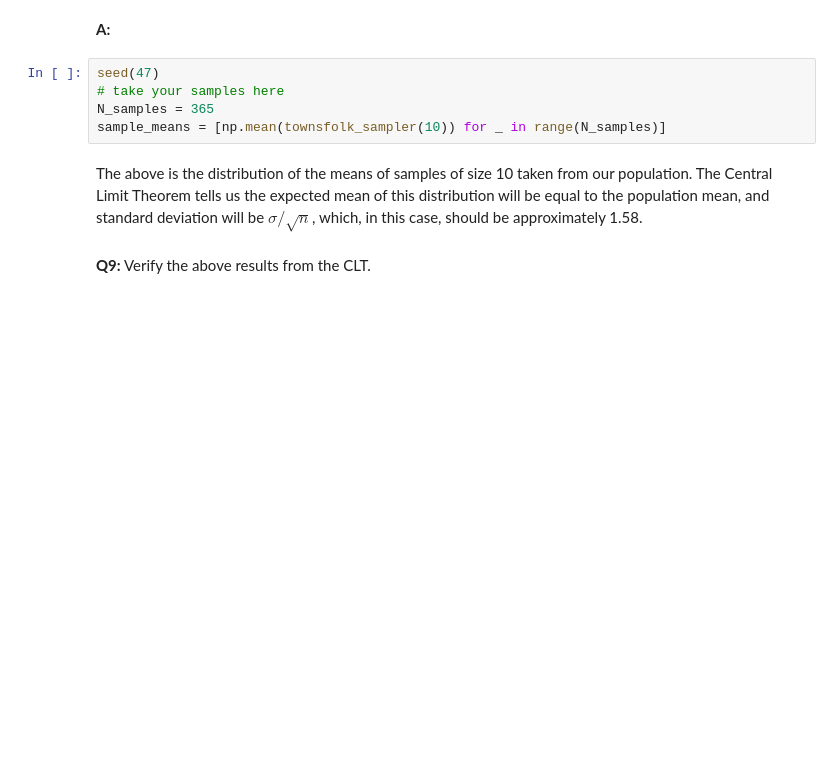
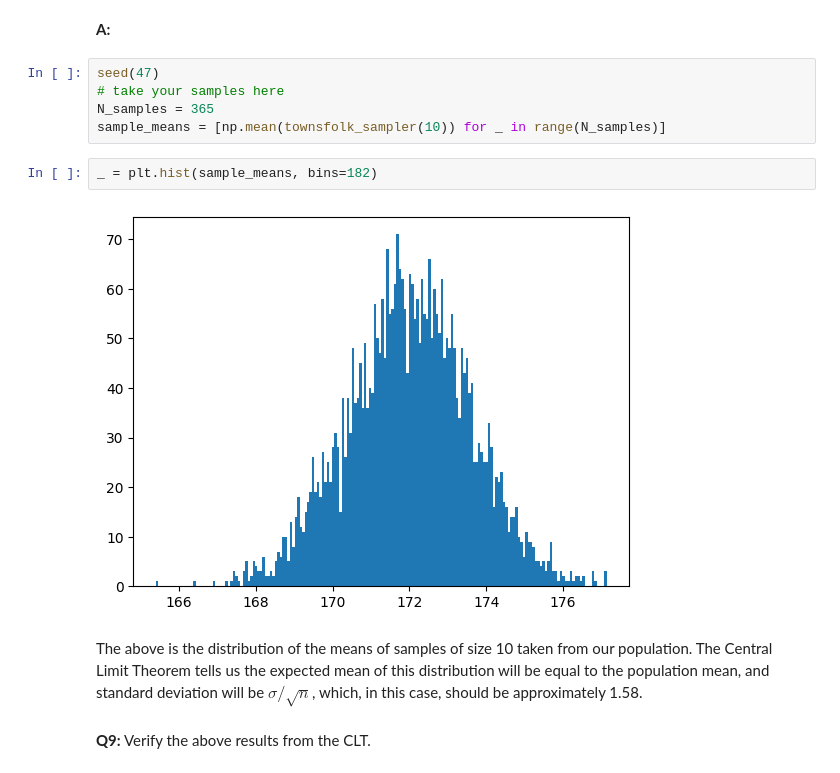
Before and after one commit to KaroAntonio/dsc, a Jupyter notebook: Unit 11 - Python Statistics in EDA/11.1 Frequentist Case Study/Frequentist Inference Case Study - Part A (3).ipynb, the cells around one changed output. Cells and saved outputs as stored; diff of their text form; blank space fills up the shorter version.

```diff
--- a/Unit 11 - Python Statistics in EDA/11.1 Frequentist Case Study/Frequentist Inference Case Study - Part A (3).ipynb
+++ b/Unit 11 - Python Statistics in EDA/11.1 Frequentist Case Study/Frequentist Inference Case Study - Part A (3).ipynb
@@ -205,6 +205,10 @@ seed(47)
 # take your samples here
 N_samples = 365
 sample_means = [np.mean(townsfolk_sampler(10)) for _ in range(N_samples)]
+# %%
+_ = plt.hist(sample_means, bins=182)
+# %% [output]
+[figure, added]
 # %% [markdown]
 The above is the distribution of the means of samples of size 10 taken from our population. The Central Limit Theorem tells us the expected mean of this distribution will be equal to the population mean, and standard deviation will be $\sigma / \sqrt n$, which, in this case, should be approximately 1.58.
 # %% [markdown]
```
Also changed, not shown: parts of 2 cells of this notebook.
